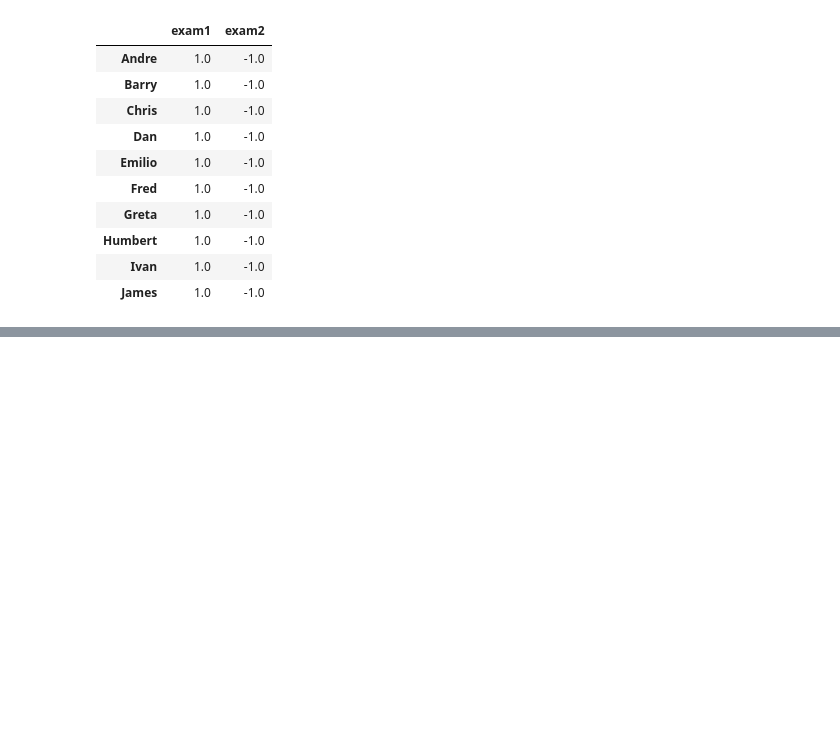
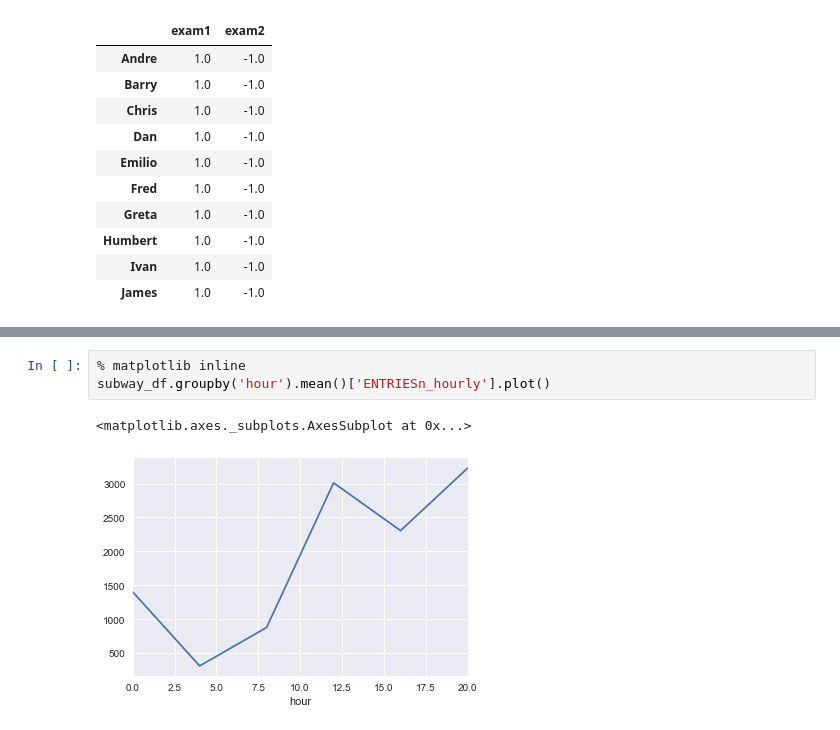
Before and after one commit to RedChueng/data_analysis_learning_in_udacity, a Jupyter notebook: Numpy_Pandas_Two_Dimensional.ipynb, the cells around one changed output, grey strips where cells are left out. Saved outputs shown, nothing was run; the diff lists cells and outputs as text; blank space fills up the shorter version.

```diff
--- a/Numpy_Pandas_Two_Dimensional.ipynb
+++ b/Numpy_Pandas_Two_Dimensional.ipynb
@@ -298,0 +413,6 @@ standardize_rows(grades_df)
+# %%
+% matplotlib inline
+subway_df.groupby('hour').mean()['ENTRIESn_hourly'].plot()
+# %% [output]
+<matplotlib.axes._subplots.AxesSubplot at 0x...>
+[figure, added]
```
Also changed, not shown: parts of 15 cells of this notebook.
